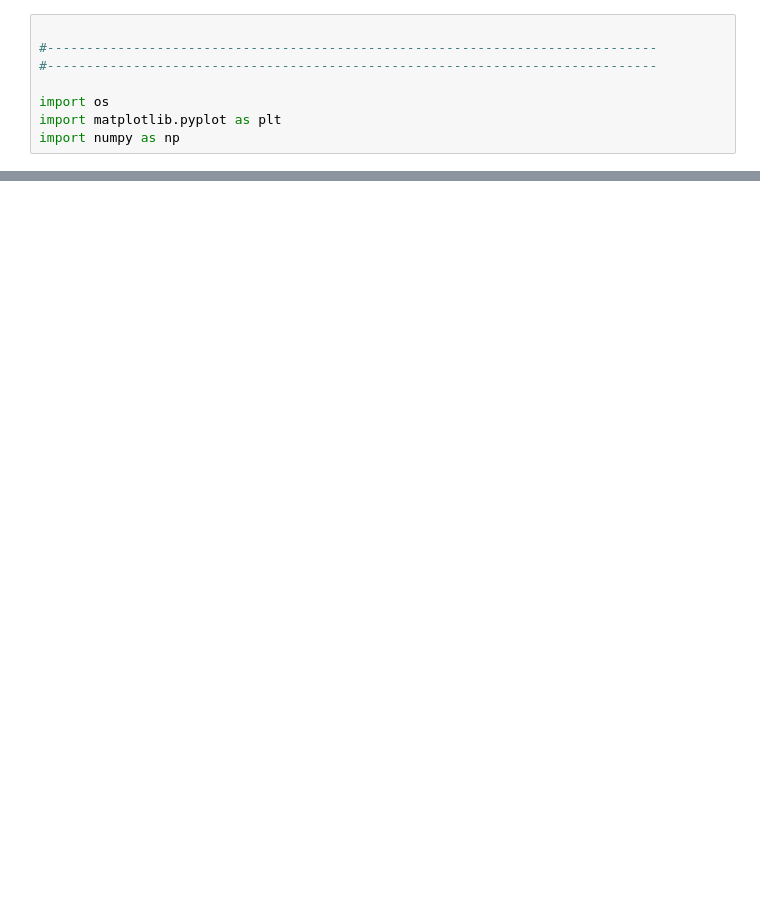
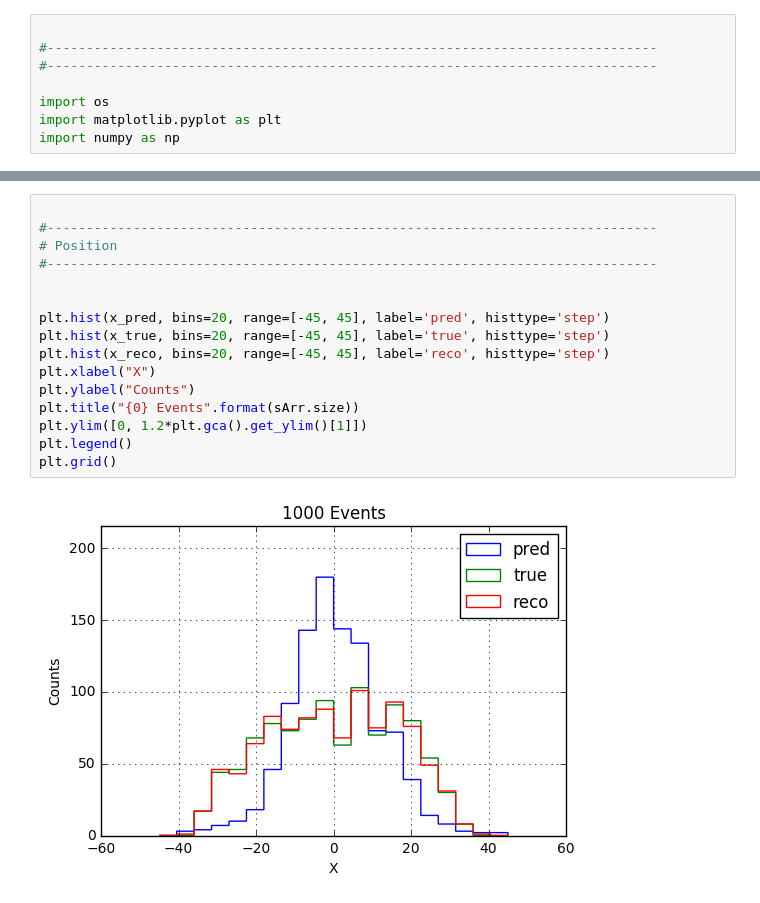
Before and after one commit to dbarg/pax_reconstruction, a Jupyter notebook: nn_s2waveforms_xy_evaluate.ipynb, the cells around one changed output, grey strips where cells are left out. Saved outputs shown, nothing was run; the diff lists cells and outputs as text; blank space fills up the shorter version.

```diff
--- a/nn_s2waveforms_xy_evaluate.ipynb
+++ b/nn_s2waveforms_xy_evaluate.ipynb
@@ -76,3 +47,21 @@ x_pred =
+# %%
+
+#------------------------------------------------------------------------------
+# Position
+#------------------------------------------------------------------------------
+
+
+plt.hist(x_pred, bins=20, range=[-45, 45], label='pred', histtype='step')
+plt.hist(x_true, bins=20, range=[-45, 45], label='true', histtype='step')
+plt.hist(x_reco, bins=20, range=[-45, 45], label='reco', histtype='step')
+plt.xlabel("X")
+plt.ylabel("Counts")
+plt.title("{0} Events".format(sArr.size))
+plt.ylim([0, 1.2*plt.gca().get_ylim()[1]])
+plt.legend()
+plt.grid()
+# %% [output]
+[figure, added]
 # %%
 
 #------------------------------------------------------------------------------
```
Also changed, not shown: parts of 9 cells of this notebook, 4 other files.
